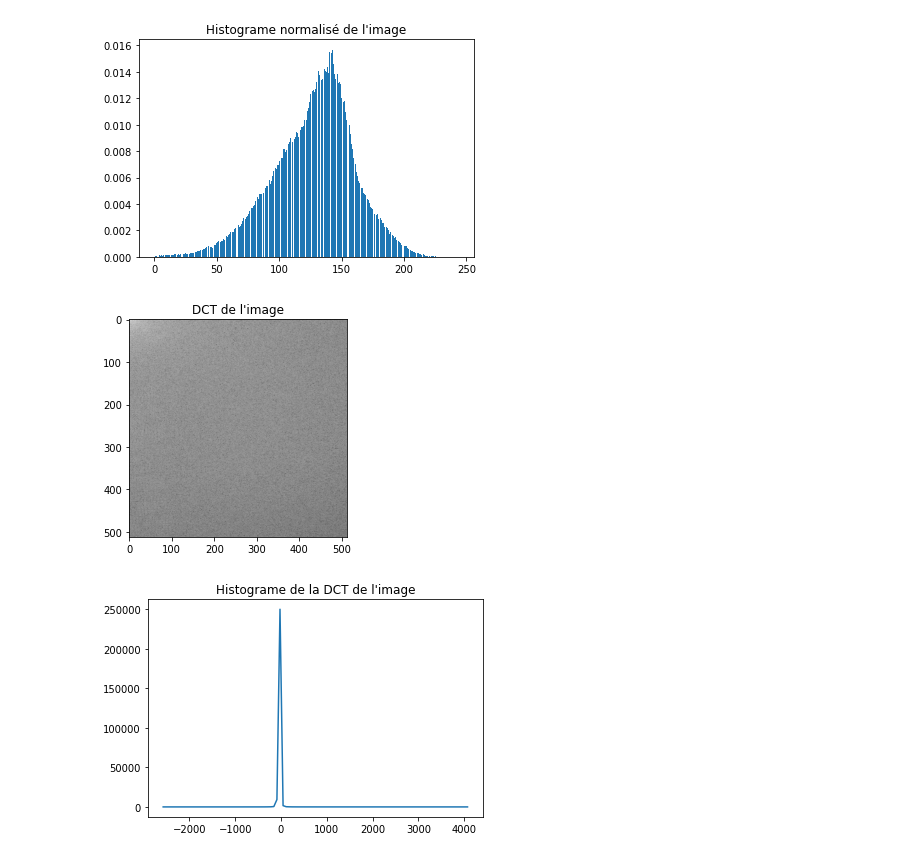
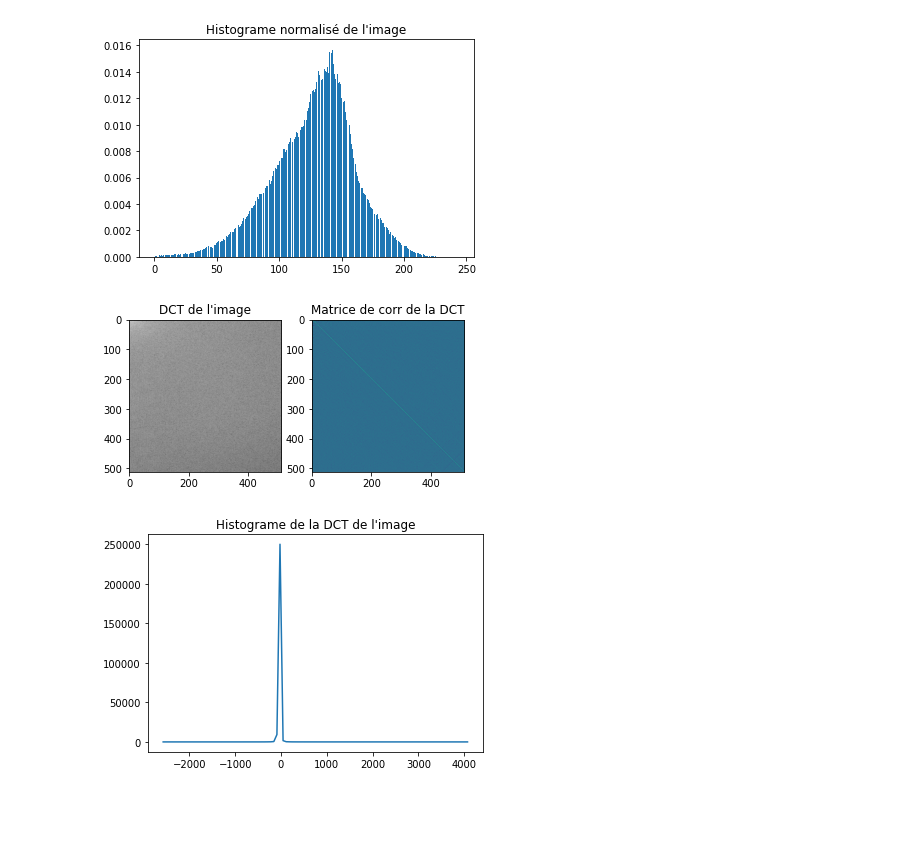
Before and after one commit to AdrienHrdz/compression, a Jupyter notebook: tp.ipynb, the cells around one changed output. Saved outputs shown, nothing was run; the diff lists cells and outputs as text; code cells hidden in the pictures; blank space fills up the shorter version.

```diff
--- a/tp.ipynb
+++ b/tp.ipynb
@@ -33,12 +47,17 @@ plt.show()
 # %%
 # Transformation - DCT - Dicrete Cosinus Transform
 IMAGE_DCT = cv2.dct(IMAGE_nb.astype(float))
+mat_corr_dct = np.corrcoef(IMAGE_DCT)
 
+plt.subplot(121)
 plt.imshow(np.log(np.abs(IMAGE_DCT)), 'gray')
 plt.title('DCT de l\'image' )
+plt.subplot(122)
+plt.imshow(mat_corr_dct)
+plt.title('Matrice de corr de la DCT')
 plt.show()
 # %% [output]
-[figure, old version]
+[figure, new version]
 # %%
 # hist_IMAGE_DCT, bin_edges_IMAGE_DCT = np.histogram(IMAGE_DCT, bins=1000)
 
```
Also changed, not shown: parts of 10 cells of this notebook, 3 other files.
